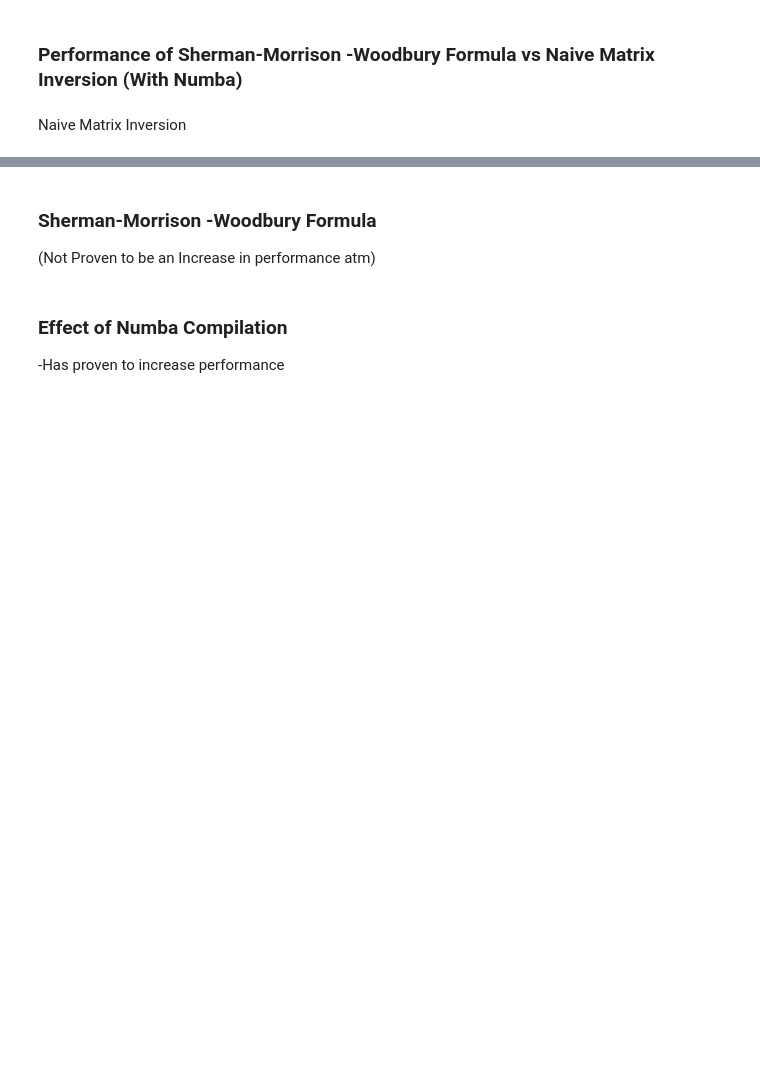
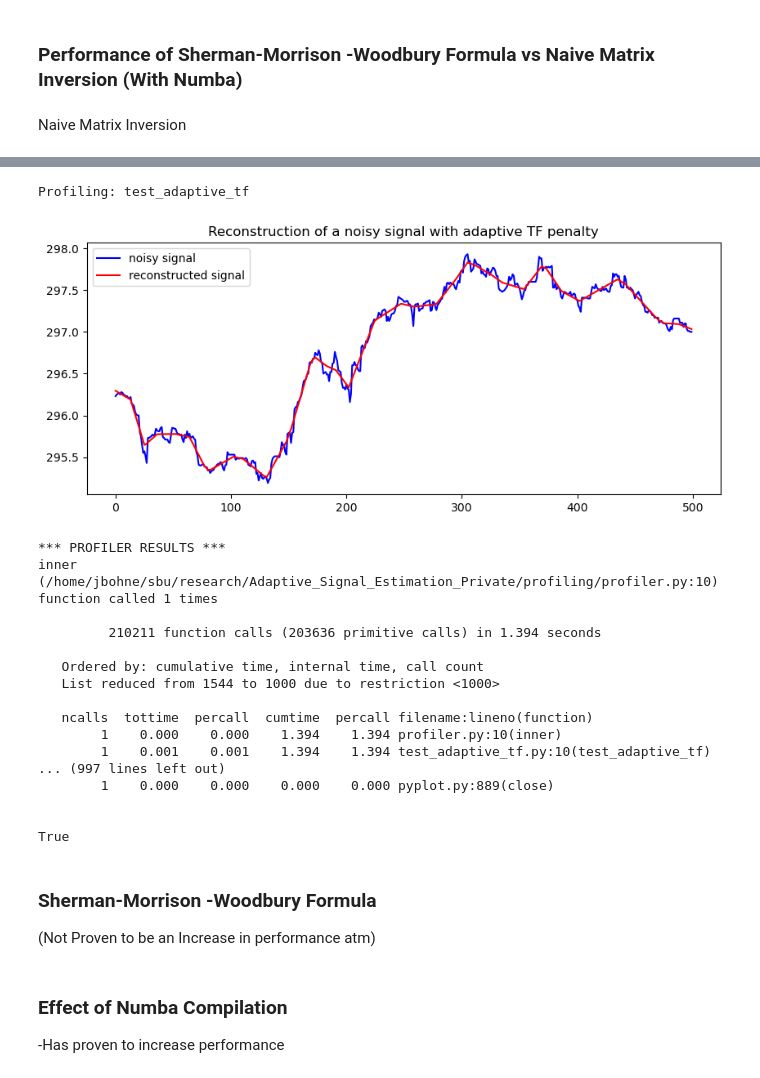
Before and after one commit to jasonbohne123/Adaptive_Signal_Estimation, a Jupyter notebook: trend_filtering/TF_Performance.ipynb, the cells around one changed output, grey strips where cells are left out. Saved outputs shown, nothing was run; the diff lists cells and outputs as text; code cells hidden in the pictures; blank space fills up the shorter version.

```diff
--- a/trend_filtering/TF_Performance.ipynb
+++ b/trend_filtering/TF_Performance.ipynb
@@ -61,3 +75,25 @@ True
+# %%
+profile(test_adaptive_tf)(price,t=time,n=500,include_cv=False,lambda_p=1.0,plot=True,verbose=False)
+# %% [output]
+Profiling: test_adaptive_tf
+[figure, added]
+*** PROFILER RESULTS ***
+inner (/home/jbohne/sbu/research/Adaptive_Signal_Estimation_Private/profiling/profiler.py:10)
+function called 1 times
+
+         210211 function calls (203636 primitive calls) in 1.394 seconds
+
+   Ordered by: cumulative time, internal time, call count
+   List reduced from 1544 to 1000 due to restriction <1000>
+
+   ncalls  tottime  percall  cumtime  percall filename:lineno(function)
+        1    0.000    0.000    1.394    1.394 profiler.py:10(inner)
+        1    0.001    0.001    1.394    1.394 test_adaptive_tf.py:10(test_adaptive_tf)
+... (997 lines left out)
+        1    0.000    0.000    0.000    0.000 pyplot.py:889(close)
+
+
+True
 # %% [markdown]
 ### Sherman-Morrison -Woodbury Formula
 
```
Also changed, not shown: parts of 4 cells of this notebook, 4 other files.
